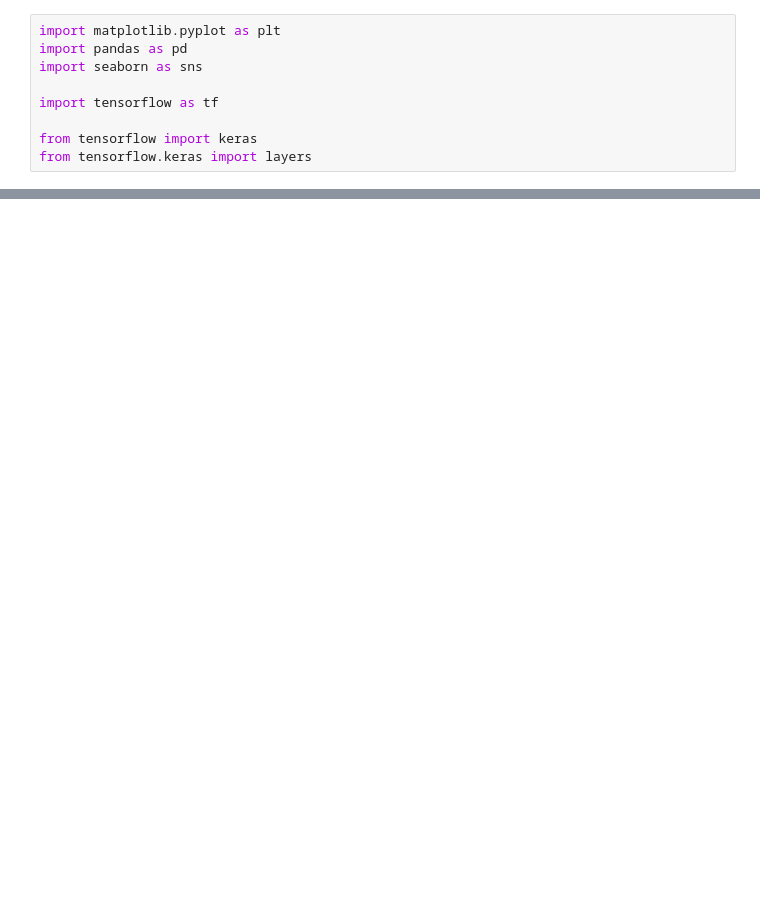
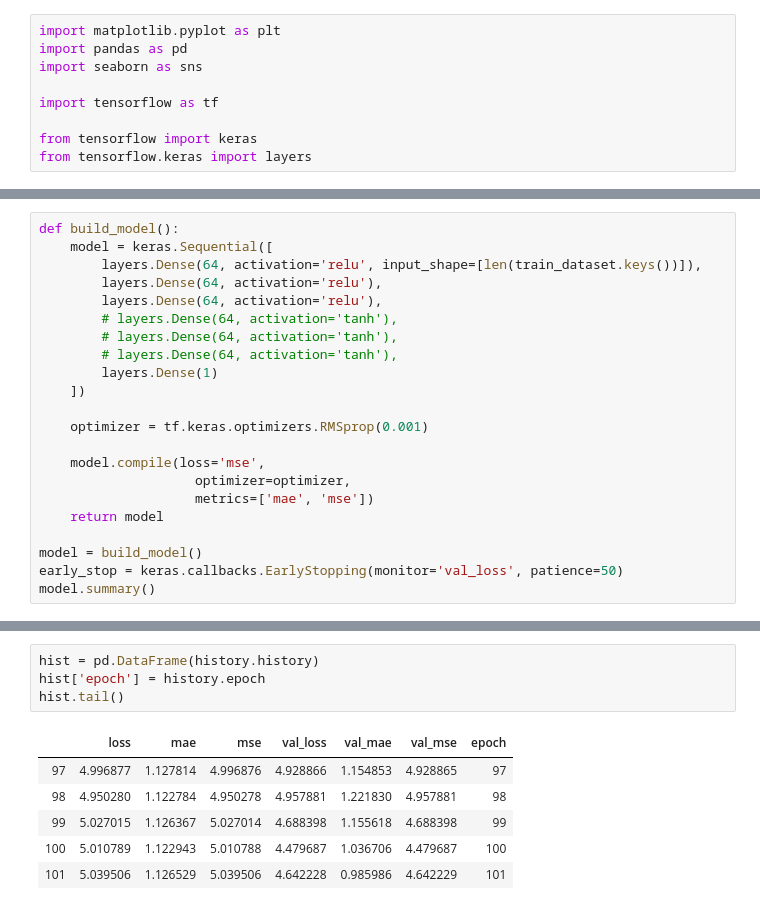
Before and after one commit to jtang9001/skynet2, a Jupyter notebook: tier2tf.ipynb, the cells around one changed output, grey strips where cells are left out. Cells and saved outputs as stored; diff of their text form; blank space fills up the shorter version.

```diff
--- a/tier2tf.ipynb
+++ b/tier2tf.ipynb
@@ -38,0 +83,22 @@ strokes = dataset.pop("stroke")
+# %%
+def build_model():
+    model = keras.Sequential([
+        layers.Dense(64, activation='relu', input_shape=[len(train_dataset.keys())]),
+        layers.Dense(64, activation='relu'),
+        layers.Dense(64, activation='relu'),
+        # layers.Dense(64, activation='tanh'),
+        # layers.Dense(64, activation='tanh'),
+        # layers.Dense(64, activation='tanh'),
+        layers.Dense(1)
+    ])
+
+    optimizer = tf.keras.optimizers.RMSprop(0.001)
+
+    model.compile(loss='mse',
+                    optimizer=optimizer,
+                    metrics=['mae', 'mse'])
+    return model
+
+model = build_model()
+early_stop = keras.callbacks.EarlyStopping(monitor='val_loss', patience=50)
+model.summary()
@@ -38,0 +156,11 @@ strokes = dataset.pop("stroke")
+# %%
+hist = pd.DataFrame(history.history)
+hist['epoch'] = history.epoch
+hist.tail()
+# %% [output]
+|  | loss | mae | mse | val_loss | val_mae | val_mse | epoch |
+| 97 | 4.996877 | 1.127814 | 4.996876 | 4.928866 | 1.154853 | 4.928865 | 97 |
+| 98 | 4.950280 | 1.122784 | 4.950278 | 4.957881 | 1.221830 | 4.957881 | 98 |
+| 99 | 5.027015 | 1.126367 | 5.027014 | 4.688398 | 1.155618 | 4.688398 | 99 |
+| 100 | 5.010789 | 1.122943 | 5.010788 | 4.479687 | 1.036706 | 4.479687 | 100 |
+| 101 | 5.039506 | 1.126529 | 5.039506 | 4.642228 | 0.985986 | 4.642229 | 101 |
```
Also changed, not shown: parts of 15 cells of this notebook, 5 other files.
